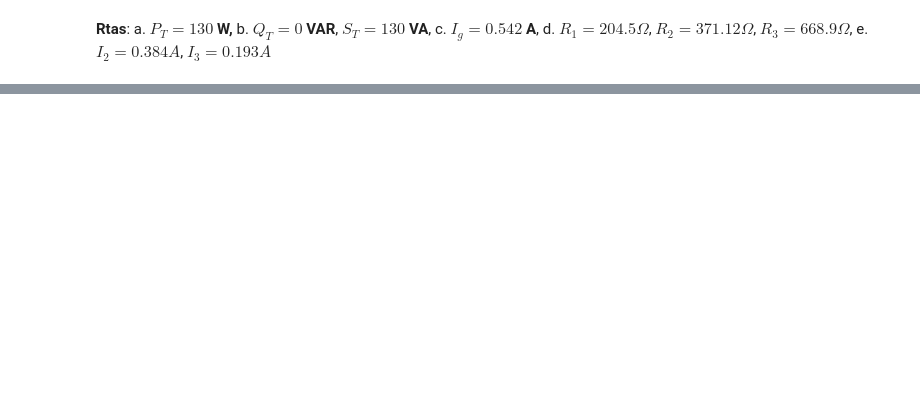
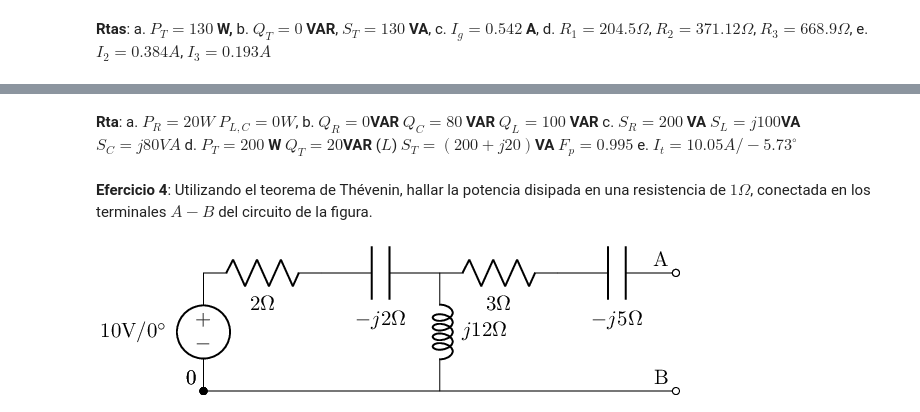
Before and after one commit to apuntes-interactivos/tc1, a Jupyter notebook: Prácticos/Practico 5/Trabajo práctico nº 5 parte B.ipynb, the cells around one changed output, grey strips where cells are left out. Saved outputs shown, nothing was run; the diff lists cells and outputs as text; code cells hidden in the pictures; blank space fills up the shorter version.

```diff
--- a/Prácticos/Practico 5/Trabajo práctico nº 5 parte B.ipynb
+++ b/Prácticos/Practico 5/Trabajo práctico nº 5 parte B.ipynb
@@ -79,0 +74,21 @@ c. Determine la corriente $I_f$
+# %% [markdown]
+**Rta**: a. $P_R=20W$ $P_{L,C}=0W$, b. $Q_R=0$**VAR** $Q_C=80$ **VAR** $ Q_L=100$ **VAR** c. $S_R=200$ **VA** $S_L=j100$**VA** $S_C=j80VA$ d. $P_T=200$ **W**  $Q_T=20$**VAR** ($L$) $S_T= (200+j20)$**VA** $F_p=0.995$ e. $I_t=10.05A /-5.73^\circ$
+# %% [markdown]
+**Efercicio 4**: Utilizando el teorema de Thévenin, hallar la potencia disipada en una resistencia de $1\Omega$, conectada en los terminales $A-B$ del circuito de la figura.
+# %%
+#
+import lcapy as ly
+ce4=ly.Circuit()
+ce4.add("""
+V _1 0; down, v={10V/0^\circ$}, l={}
+R1 _1 _2 2; right, l={$2\Omega$}
+C1 _2 _3 ; right, l={$-j2\Omega$}
+L1 _3 _0b; down, l={$j12\Omega$}
+W1 0 _0b; right
+R2 _3 _4; right, l={$3\Omega$}
+C2 _4 A; rigth, l={$-j5\Omega$}
+W2 _0b B; rigth, size=2
+""")
+ce4.draw()
+# %% [output]
+[figure, added]
```
Also changed, not shown: parts of 22 cells of this notebook, 5 other files.
